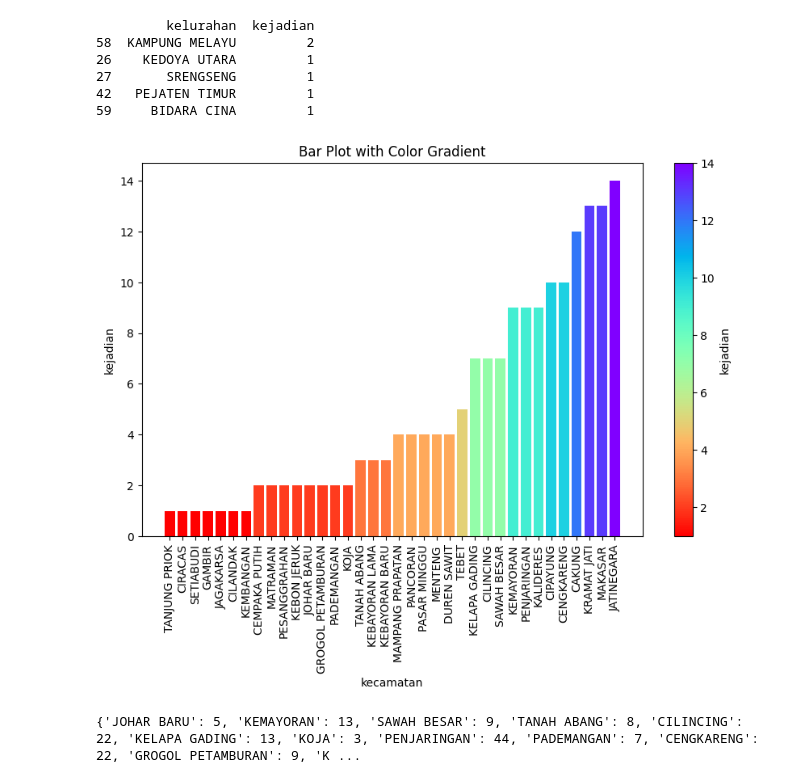
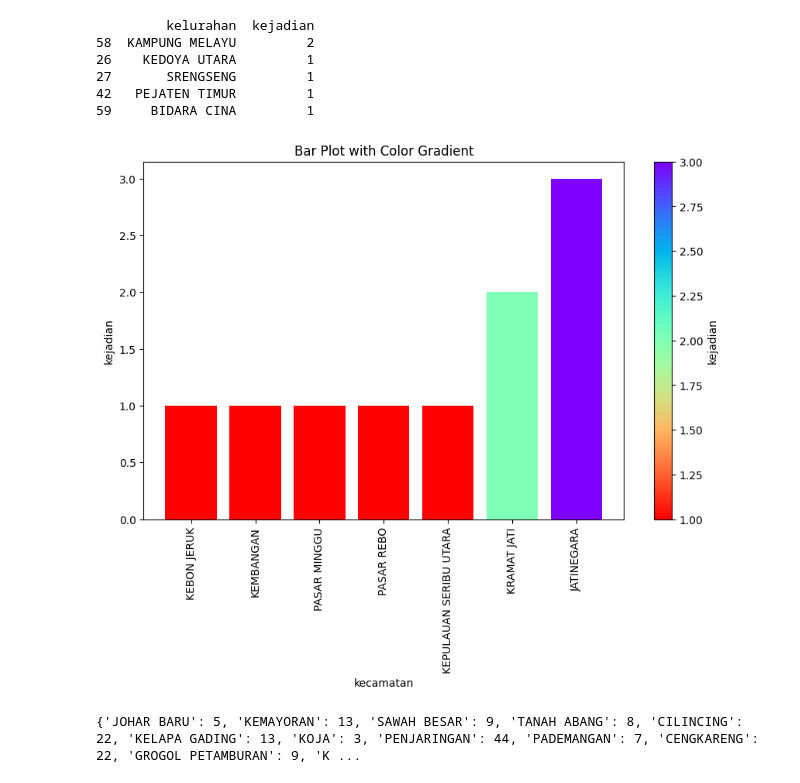
Before and after one commit to mafir03/datascience, a Jupyter notebook: f/main.ipynb, the cells around one changed output. Saved outputs shown, nothing was run; the diff lists cells and outputs as text; code cells hidden in the pictures.

```diff
--- a/f/main.ipynb
+++ b/f/main.ipynb
@@ -226,9 +226,9 @@ def printBarPlot(df):
 # %%
 # 0 = januari
 # 11 = desember
-printBarPlot(kasus_banjir_per_bulan_kecamatan[0])
+printBarPlot(kasus_banjir_per_bulan_kecamatan[11])
 # %% [output]
-[figure, old version]
+[figure, new version]
 # %%
 kasus_banjir_pertahun_kecamatan = dict()
 for kasus in kasus_banjir_per_bulan_kecamatan:
```
